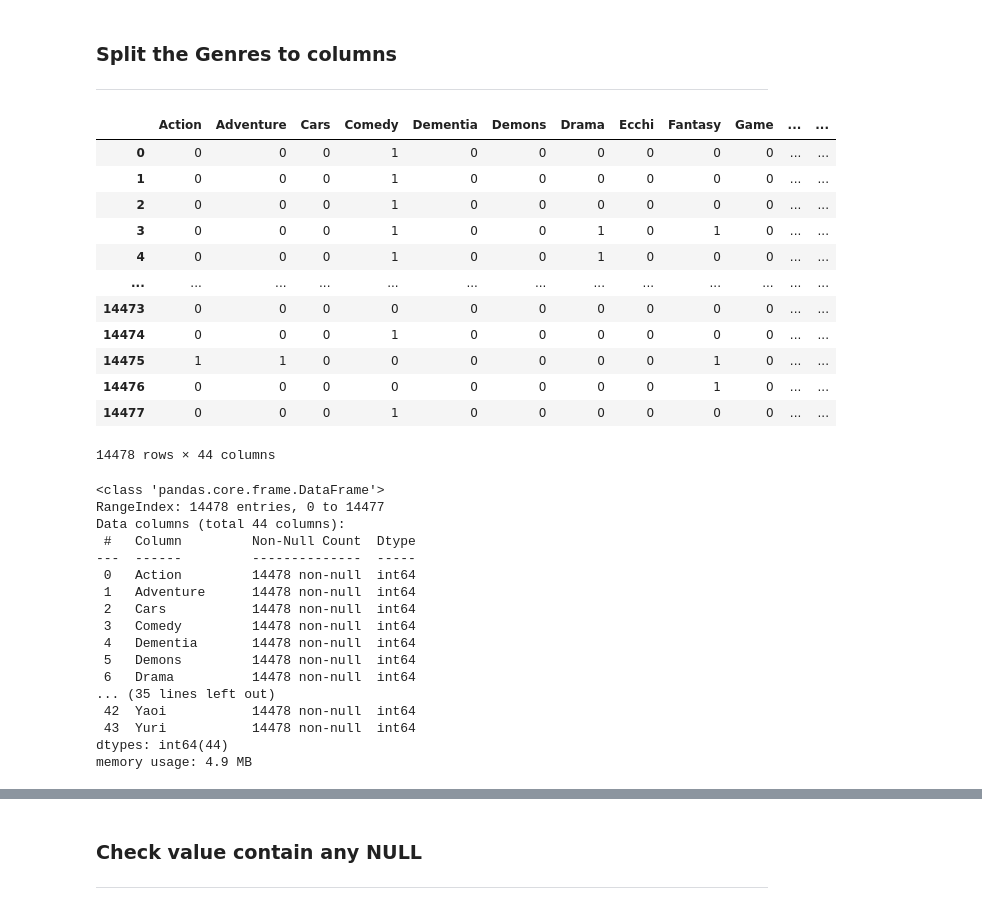
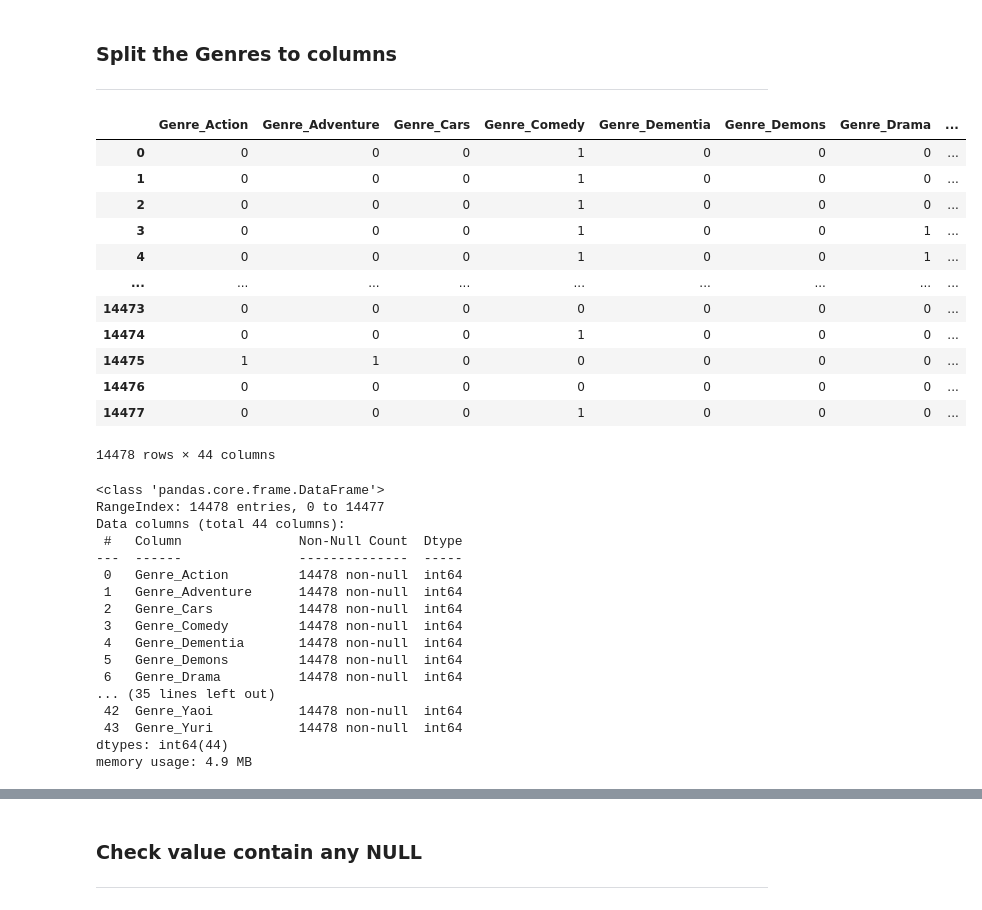
Before and after one commit to TanGuiShan/mini_project, a Jupyter notebook: Data Preparation.ipynb, the cells around one changed output, grey strips where cells are left out. Drawn from its saved outputs; the diff is of its cells as text; code cells hidden in the pictures.

```diff
--- a/Data Preparation.ipynb
+++ b/Data Preparation.ipynb
@@ -493,23 +493,23 @@ animelist.drop(columns=['duration'], inplace=True)
 # %%
 ## fill the missing value 'Nan' with 'NA'
 animelist.genre = animelist.genre.fillna("NA")
 
 # split the genres by the parameter
-genre_animelist = animelist['genre'].str.get_dummies(sep =', ')
+genre_animelist = animelist['genre'].str.get_dummies(sep =', ').add_prefix("Genre_")
 genre_animelist
 # %% [output]
-|  | Action | Adventure | Cars | Comedy | Dementia | Demons | Drama | Ecchi | Fantasy | Game | ... | ... |
-| 0 | 0 | 0 | 0 | 1 | 0 | 0 | 0 | 0 | 0 | 0 | ... | ... |
-| 1 | 0 | 0 | 0 | 1 | 0 | 0 | 0 | 0 | 0 | 0 | ... | ... |
-| 2 | 0 | 0 | 0 | 1 | 0 | 0 | 0 | 0 | 0 | 0 | ... | ... |
-| 3 | 0 | 0 | 0 | 1 | 0 | 0 | 1 | 0 | 1 | 0 | ... | ... |
-| 4 | 0 | 0 | 0 | 1 | 0 | 0 | 1 | 0 | 0 | 0 | ... | ... |
-| ... | ... | ... | ... | ... | ... | ... | ... | ... | ... | ... | ... | ... |
-| 14473 | 0 | 0 | 0 | 0 | 0 | 0 | 0 | 0 | 0 | 0 | ... | ... |
-| 14474 | 0 | 0 | 0 | 1 | 0 | 0 | 0 | 0 | 0 | 0 | ... | ... |
-| 14475 | 1 | 1 | 0 | 0 | 0 | 0 | 0 | 0 | 1 | 0 | ... | ... |
-| 14476 | 0 | 0 | 0 | 0 | 0 | 0 | 0 | 0 | 1 | 0 | ... | ... |
-| 14477 | 0 | 0 | 0 | 1 | 0 | 0 | 0 | 0 | 0 | 0 | ... | ... |
+|  | Genre_Action | Genre_Adventure | Genre_Cars | Genre_Comedy | Genre_Dementia | Genre_Demons | Genre_Drama | ... |
+| 0 | 0 | 0 | 0 | 1 | 0 | 0 | 0 | ... |
+| 1 | 0 | 0 | 0 | 1 | 0 | 0 | 0 | ... |
+| 2 | 0 | 0 | 0 | 1 | 0 | 0 | 0 | ... |
+| 3 | 0 | 0 | 0 | 1 | 0 | 0 | 1 | ... |
+| 4 | 0 | 0 | 0 | 1 | 0 | 0 | 1 | ... |
+| ... | ... | ... | ... | ... | ... | ... | ... | ... |
+| 14473 | 0 | 0 | 0 | 0 | 0 | 0 | 0 | ... |
+| 14474 | 0 | 0 | 0 | 1 | 0 | 0 | 0 | ... |
+| 14475 | 1 | 1 | 0 | 0 | 0 | 0 | 0 | ... |
+| 14476 | 0 | 0 | 0 | 0 | 0 | 0 | 0 | ... |
+| 14477 | 0 | 0 | 0 | 1 | 0 | 0 | 0 | ... |
 14478 rows × 44 columns
 # %%
 genre_animelist.info()
@@ -517,18 +517,18 @@ genre_animelist.info()
 <class 'pandas.core.frame.DataFrame'>
 RangeIndex: 14478 entries, 0 to 14477
 Data columns (total 44 columns):
- #   Column         Non-Null Count  Dtype
----  ------         --------------  -----
- 0   Action         14478 non-null  int64
- 1   Adventure      14478 non-null  int64
- 2   Cars           14478 non-null  int64
- 3   Comedy         14478 non-null  int64
- 4   Dementia       14478 non-null  int64
- 5   Demons         14478 non-null  int64
- 6   Drama          14478 non-null  int64
+ #   Column               Non-Null Count  Dtype
+---  ------               --------------  -----
+ 0   Genre_Action         14478 non-null  int64
+ 1   Genre_Adventure      14478 non-null  int64
+ 2   Genre_Cars           14478 non-null  int64
+ 3   Genre_Comedy         14478 non-null  int64
+ 4   Genre_Dementia       14478 non-null  int64
+ 5   Genre_Demons         14478 non-null  int64
+ 6   Genre_Drama          14478 non-null  int64
 ... (35 lines left out)
- 42  Yaoi           14478 non-null  int64
- 43  Yuri           14478 non-null  int64
+ 42  Genre_Yaoi           14478 non-null  int64
+ 43  Genre_Yuri           14478 non-null  int64
 dtypes: int64(44)
 memory usage: 4.9 MB
 # %%
```
Also changed, not shown: parts of 8 cells of this notebook, 3 other files.
